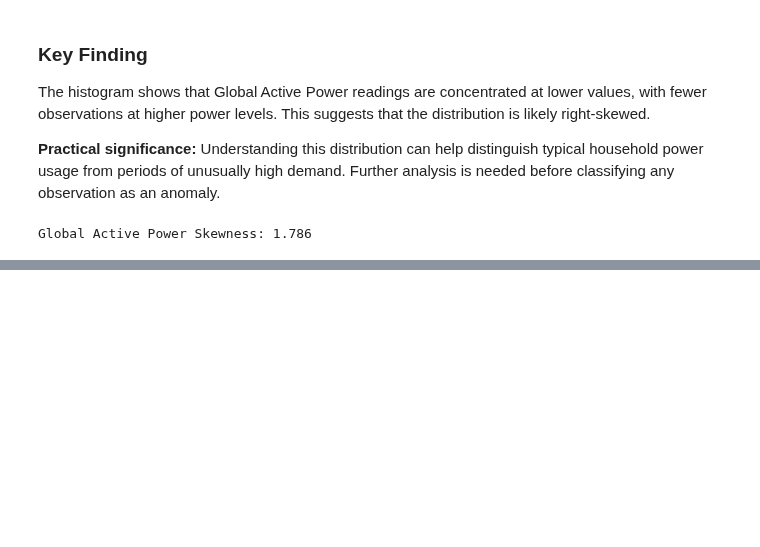
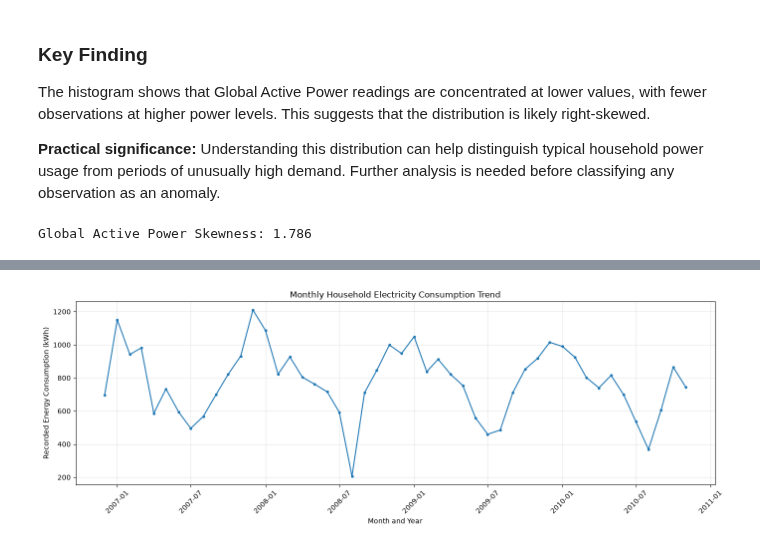
Before and after one commit to ujjwalpatil098/git-semproject-1, a Jupyter notebook: EDA.ipynb, the cells around one changed output, grey strips where cells are left out. Cells and saved outputs as stored; diff of their text form; code cells hidden in the pictures; blank space fills up the shorter version.

```diff
--- a/EDA.ipynb
+++ b/EDA.ipynb
@@ -180,0 +457,12 @@ Global Active Power Skewness: 1.786
+# %%
+# Analyze monthly electricity consumption
+
+monthly_analysis = df.groupby(['Year', 'Month']).agg(
+    Total_Energy_kWh=('Energy_kWh', 'sum'),
+    Average_Power_kW=('Global_active_power', 'mean')
+).reset_index()
+
+print("Monthly Electricity Consumption:")
+print(monthly_analysis.head(12).round(3))
+
+print("\nTotal months analyzed:", len(monthly_analysis))
@@ -180,0 +540,27 @@ Global Active Power Skewness: 1.786
+# %%
+# Create a proper monthly date for the x-axis
+
+monthly_analysis['Month_Date'] = pd.to_datetime(
+    monthly_analysis[['Year', 'Month']].assign(DAY=1)
+)
+
+# Plot monthly electricity consumption
+
+plt.figure(figsize=(14, 5))
+
+plt.plot(
+    monthly_analysis['Month_Date'],
+    monthly_analysis['Total_Energy_kWh'],
+    marker='o',
+    markersize=3
+)
+
+plt.title('Monthly Household Electricity Consumption Trend')
+plt.xlabel('Month and Year')
+plt.ylabel('Recorded Energy Consumption (kWh)')
+plt.grid(True, alpha=0.3)
+plt.xticks(rotation=45)
+plt.tight_layout()
+plt.show()
+# %% [output]
+[figure, added]
```
Also changed, not shown: parts of 33 cells of this notebook.
